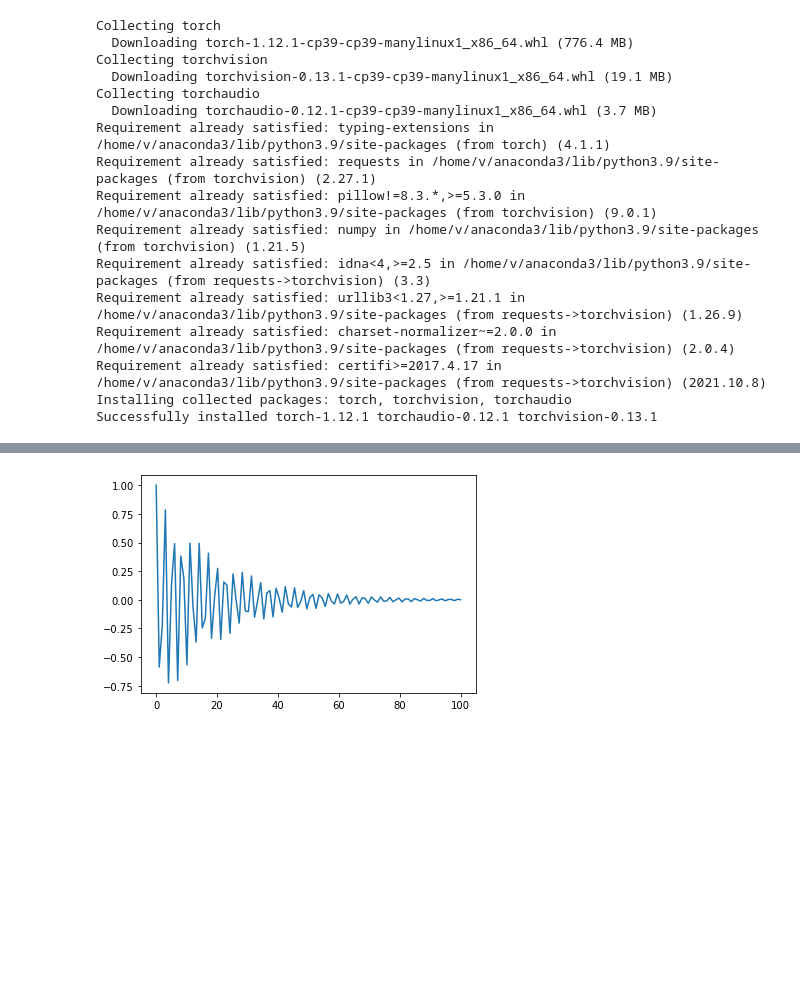
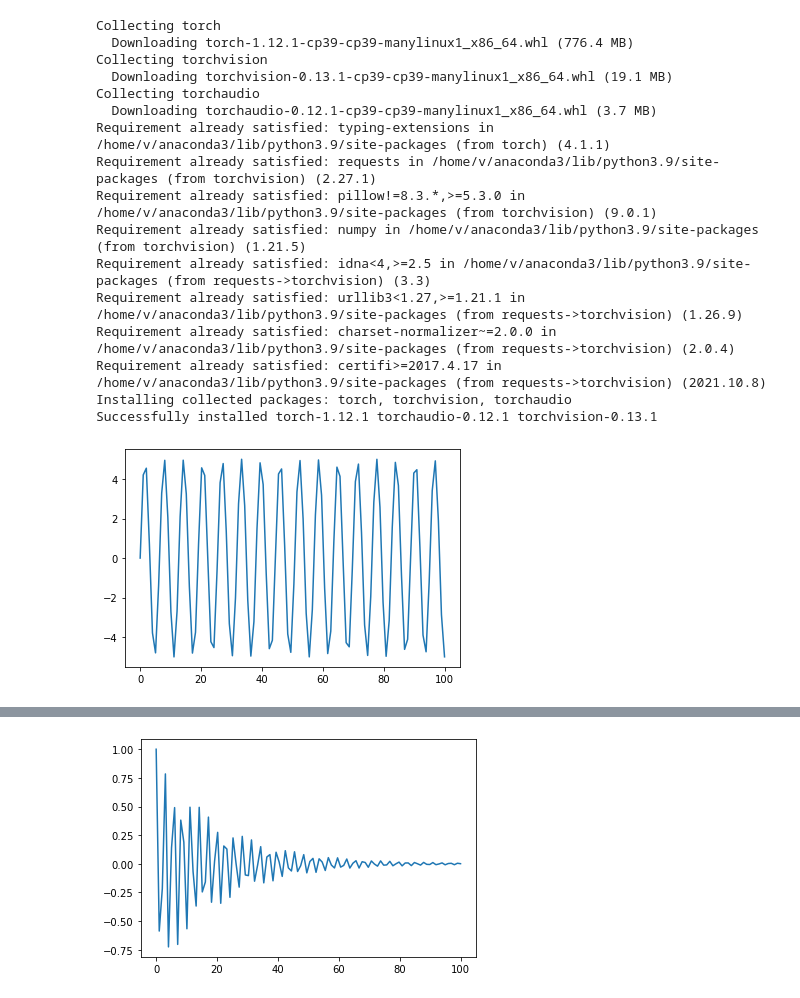
Before and after one commit to SchultzVV/Biology, a Jupyter notebook: method_prove/Show Dataset.ipynb, the cells around one changed output, grey strips where cells are left out. Saved outputs shown, nothing was run; the diff lists cells and outputs as text; code cells hidden in the pictures; blank space fills up the shorter version.

```diff
--- a/method_prove/Show Dataset.ipynb
+++ b/method_prove/Show Dataset.ipynb
@@ -42,4 +42,19 @@ Requirement already satisfied: charset-normalizer~=2.0.0 in /home/v/anaconda3/li
 Requirement already satisfied: certifi>=2017.4.17 in /home/v/anaconda3/lib/python3.9/site-packages (from requests->torchvision) (2021.10.8)
 Installing collected packages: torch, torchvision, torchaudio
 Successfully installed torch-1.12.1 torchaudio-0.12.1 torchvision-0.13.1
+# %%
+
+def f1(A,t):
+    result = math.sin(t)
+    return result
+
+Y=[]
+for i in range(0,100):
+    y = f1(5,i)
+    Y.append(y)
+X = np.linspace(0,len(Y),len(Y))
+plt.plot(X,Y)
+plt.show()
+# %% [output]
+[figure, added]
 # %%
```
Also changed, not shown: parts of 6 cells of this notebook.
